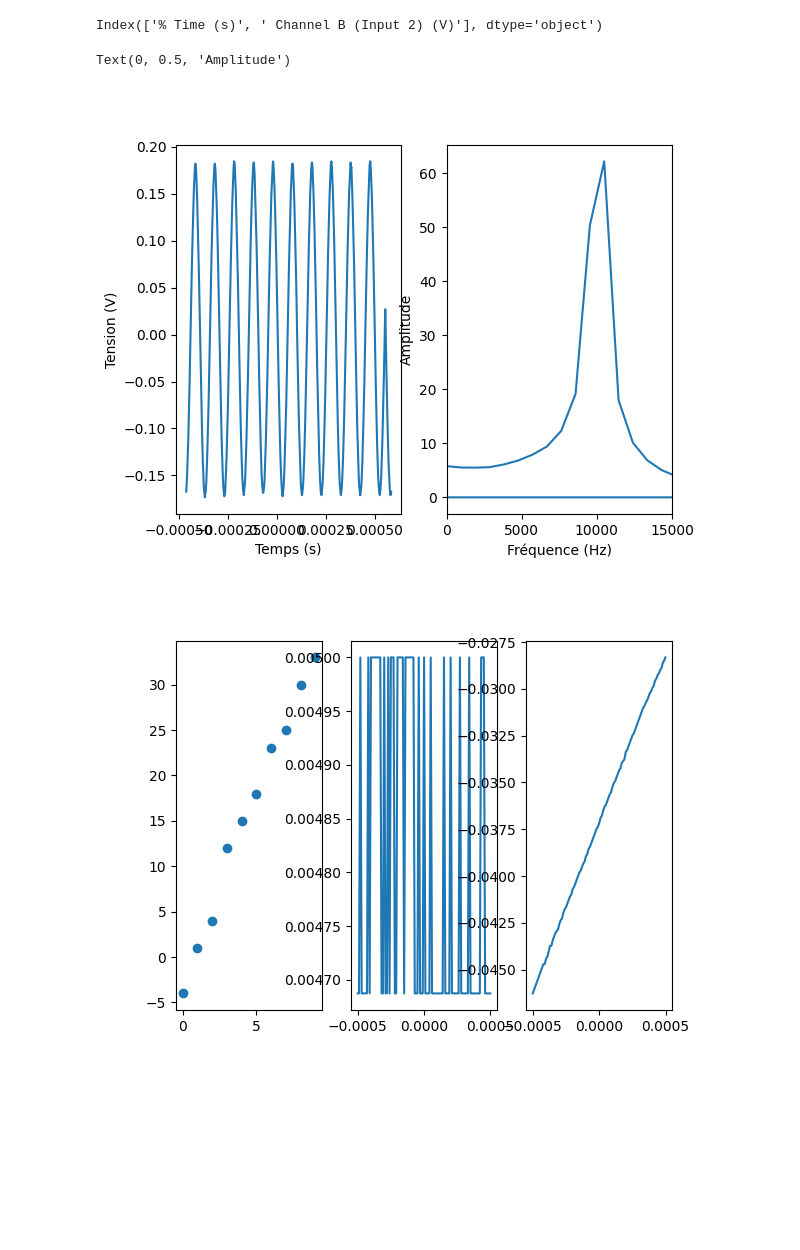
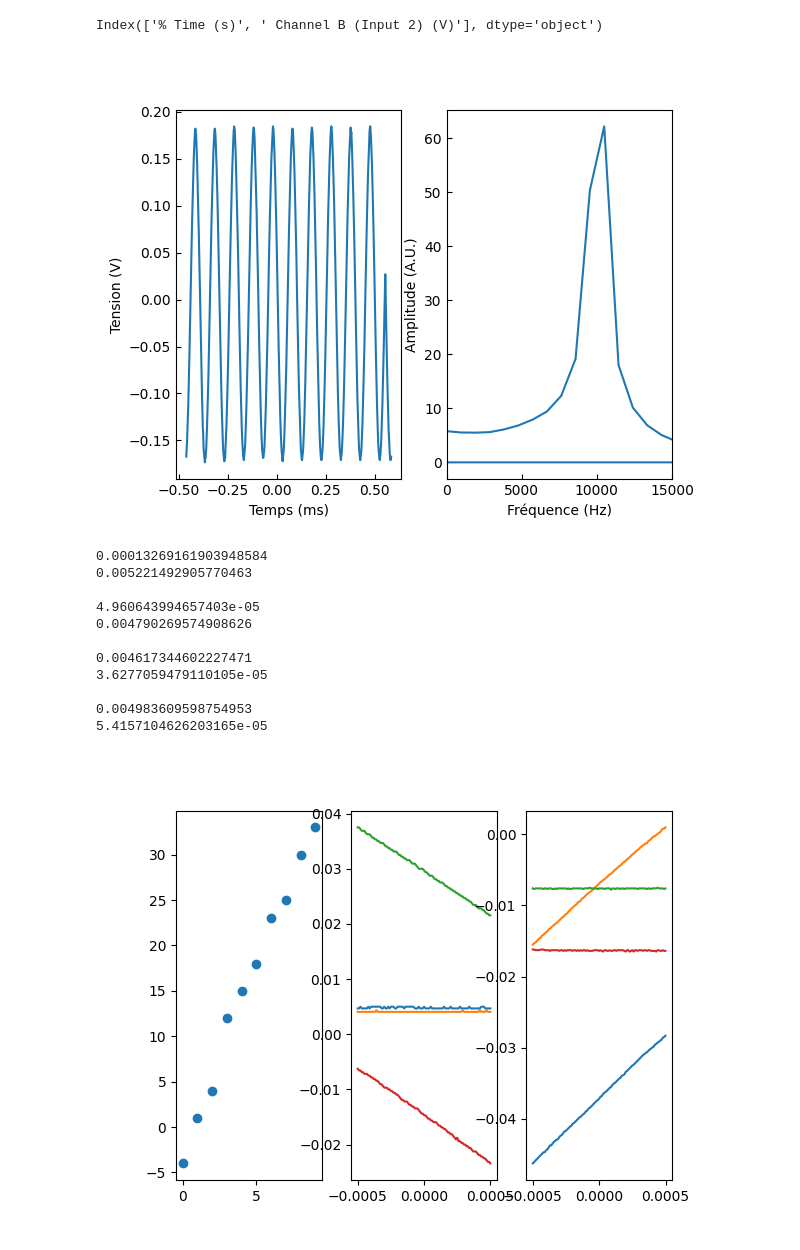
Before and after one commit to sapar82/NDT, a Jupyter notebook: analyse_eddy.ipynb, the cells around one changed output. Drawn from its saved outputs; the diff is of its cells as text; code cells hidden in the pictures; blank space fills up the shorter version.

```diff
--- a/analyse_eddy.ipynb
+++ b/analyse_eddy.ipynb
@@ -25,12 +25,12 @@ ax[0].plot(t, median_filter(X, 10))
 ax[0].plot(t, median_filter(Y, 10))
 ax[0].set_xlabel('Temps (s)')
 ax[0].set_ylabel('Tension (V)')
-ax[0].set_title('Tension en fonction du temps')
+ax[0].set_title('Tensions X et Y en fonction du temps')
 ax[0].legend(['X', 'Y'])
 ax[1].scatter(X, Y, s = 0.1)
 ax[1].set_xlabel('Tension X (V)')
 ax[1].set_ylabel('Tension Y (V)')
-ax[1].set_title('Tension Y en fonction de la tension X')
+ax[1].set_title('Profil XY')
 ax[1].set_xlim(-0.1, 0.1)
 ax[1].set_ylim(-0.1, 0.1)
 for i in range(2):
@@ -47,32 +47,47 @@ print(first_measure.columns)
 t = np.array(first_measure[first_measure.columns[0]])
 y = np.array(first_measure[first_measure.columns[1]])
 
-ax[0].plot(t, y)
+ax[0].plot(t*1e3, y)
 ax[1].plot(fftfreq(len(t), t[1]-t[0]), np.abs(fft(y)))
 ax[1].set_xlim(0, 15000)
-ax[0].set_xlabel('Temps (s)')
+ax[0].set_xlabel('Temps (ms)')
 ax[0].set_ylabel('Tension (V)')
 ax[1].set_xlabel('Fréquence (Hz)')
-ax[1].set_ylabel('Amplitude')
+ax[1].set_ylabel('Amplitude (A.U.)')
+for i in range(2):
+    #ticks inside
+    ax[i].tick_params(axis='both', which='both', direction='in')
 # %% [output]
 Index(['% Time (s)', ' Channel B (Input 2) (V)'], dtype='object')
-Text(0, 0.5, 'Amplitude')
-[figure, old version]
+[figure, new version]
 # %%
 array_plastique = [-4, 1, 4, 12, 15, 18, 23, 25, 30, 33]
 fig, ax = plt.subplots(1, 3)
 ax[0].plot(array_plastique, 'o')
 centers_X = []
 centers_Y = []
-for i in range(1,2 ):
+for i in range(1,5 ):
     measures = 'measures/k{}.csv'.format(i)
     measures = pd.read_csv(measures, header=1)
     t = np.array(measures[measures.columns[0]])
     X = np.array(measures[measures.columns[1]])
     Y = np.array(measures[measures.columns[2]])
-    centers_X.append(np.mean(X))
-    centers_Y.append(np.mean(Y))
+
+    print(np.std(X))
+    print(np.std(Y))
+    print()
     ax[1].plot(t, X)
     ax[2].plot(t, Y)
 # %% [output]
+0.00013269161903948584
+0.005221492905770463
+
+4.960643994657403e-05
+0.004790269574908626
+
+0.004617344602227471
+3.6277059479110105e-05
+
+0.004983609598754953
+5.4157104626203165e-05
-[figure, old version]
+[figure, new version]
```
Also changed, not shown: parts of 1 cell of this notebook, 5 other files.
